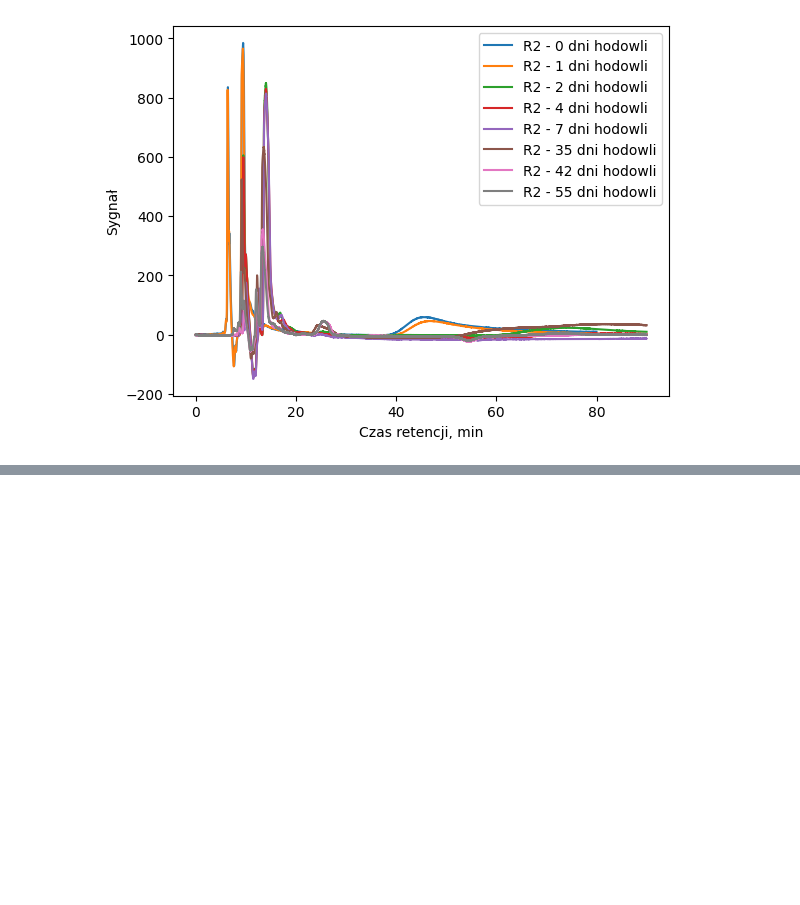
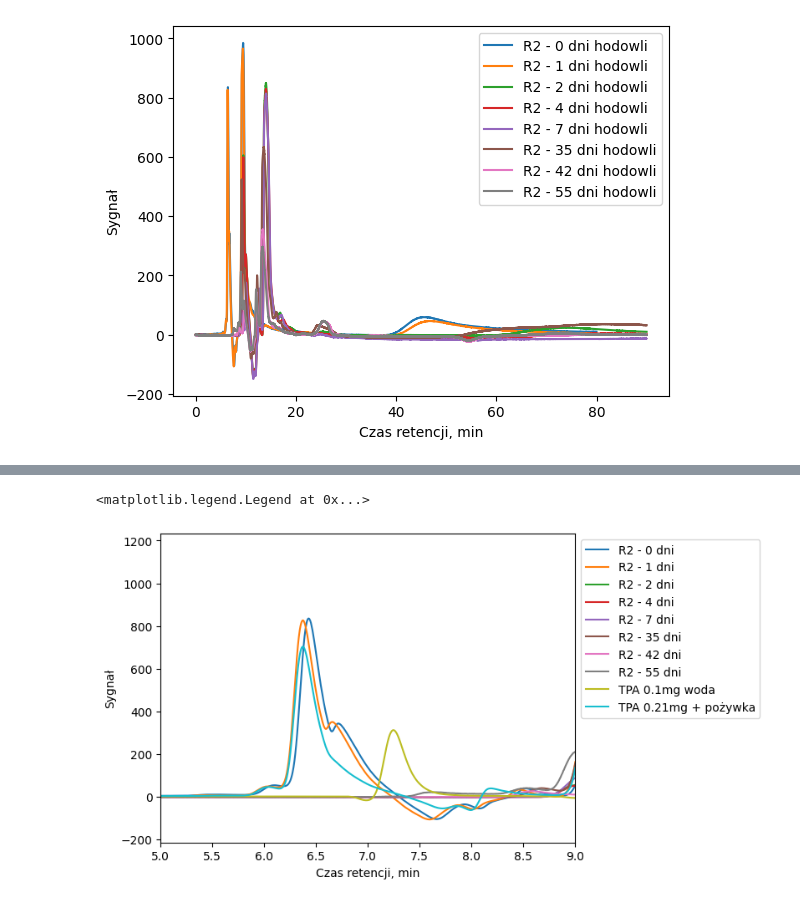
Before and after one commit to sbednarz/wykresy, a Jupyter notebook: HPLC/hplc-R2.ipynb, the cells around one changed output, grey strips where cells are left out. Saved outputs shown, nothing was run; the diff lists cells and outputs as text; code cells hidden in the pictures; blank space fills up the shorter version.

```diff
--- a/HPLC/hplc-R2.ipynb
+++ b/HPLC/hplc-R2.ipynb
@@ -66,0 +69,39 @@ plt.legend()
+# %%
+import numpy as np
+import matplotlib.pyplot as plt
+# https://www.infor.pl/kalkulatory/ilosci_dni.html?fobosId=FOB0000000000000702537
+
+R2_0 = np.loadtxt('R2/Det2/003_R2_12_02_Spirulina231 - MWD 2.1L- Channel 2.txt', delimiter='\t', skiprows=18)
+R2_1 = np.loadtxt('R2/Det2/006_R2_13_02_Spirulina231 - MWD 2.1L- Channel 2.txt', delimiter='\t', skiprows=18)
+R2_2 = np.loadtxt('R2/Det2/227_R2_14_02_Spirulina231 - MWD 2.1L- Channel 2.txt', delimiter='\t', skiprows=18)
+R2_4 = np.loadtxt('R2/Det2/230_R2_16_02_Spirulina231 - MWD 2.1L- Channel 2.txt', delimiter='\t', skiprows=18)
+R2_7 = np.loadtxt('R2/Det2/233_R2_19_02_Spirulina231 - MWD 2.1L- Channel 2.txt', delimiter='\t', skiprows=18)
+R2_35 = np.loadtxt('R2/Det2/374_R2_18_03_Spirulina231 - MWD 2.1L- Channel 2.txt', delimiter='\t', skiprows=18)
+R2_42 = np.loadtxt('R2/Det2/516_R2_25_03_Spirulina231 - MWD 2.1L- Channel 2.txt', delimiter='\t', skiprows=18)
+R2_55 = np.loadtxt('R2/Det2/569_R2_8_04_Spirulina231 - MWD 2.1L- Channel 2.txt', delimiter='\t', skiprows=18)
+
+TPA01 = np.loadtxt('TPA/331_Kwas_Tereftalowy_0p1mg_ml - MWD 2.1L- Channel 1.txt', delimiter='\t', skiprows=18)
+p021 = np.loadtxt('pozywka-TPA/Det2/232_TPA_021mg_Brzeczka_czysta - MWD 2.1L- Channel 2.txt', delimiter='\t', skiprows=18)
+
+plt.xlim(5,9)
+
+
+plt.plot(R2_0[:,0], R2_0[:,1], label='R2 - 0 dni')
+plt.plot(R2_1[:,0], R2_1[:,1], label='R2 - 1 dni')
+plt.plot(R2_2[:,0], R2_2[:,1], label='R2 - 2 dni')
+plt.plot(R2_4[:,0], R2_4[:,1], label='R2 - 4 dni')
+plt.plot(R2_7[:,0], R2_7[:,1], label='R2 - 7 dni')
+plt.plot(R2_35[:,0], R2_35[:,1], label='R2 - 35 dni')
+plt.plot(R2_42[:,0], R2_42[:,1], label='R2 - 42 dni')
+plt.plot(R2_55[:,0], R2_55[:,1], label='R2 - 55 dni')
+
+plt.plot(TPA01[:,0], TPA01[:,1], label='TPA 0.1mg woda')
+plt.plot(p021[:,0], p021[:,1], label='TPA 0.21mg + pożywka')
+
+
+plt.xlabel("Czas retencji, min")
+plt.ylabel("Sygnał")
+plt.legend(bbox_to_anchor=(1.0, 1.0), loc='upper left')
+# %% [output]
+<matplotlib.legend.Legend at 0x...>
+[figure, added]
```
Also changed, not shown: parts of 1 cell of this notebook, 1 other file.
